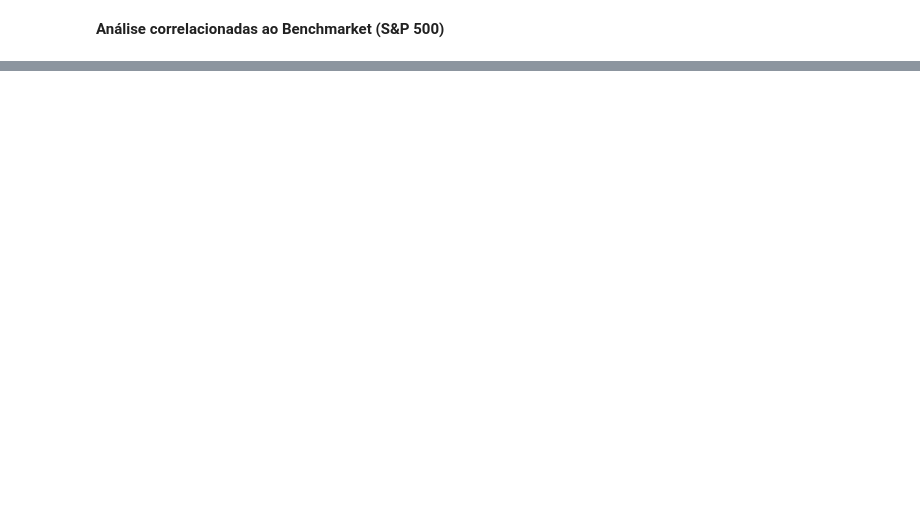
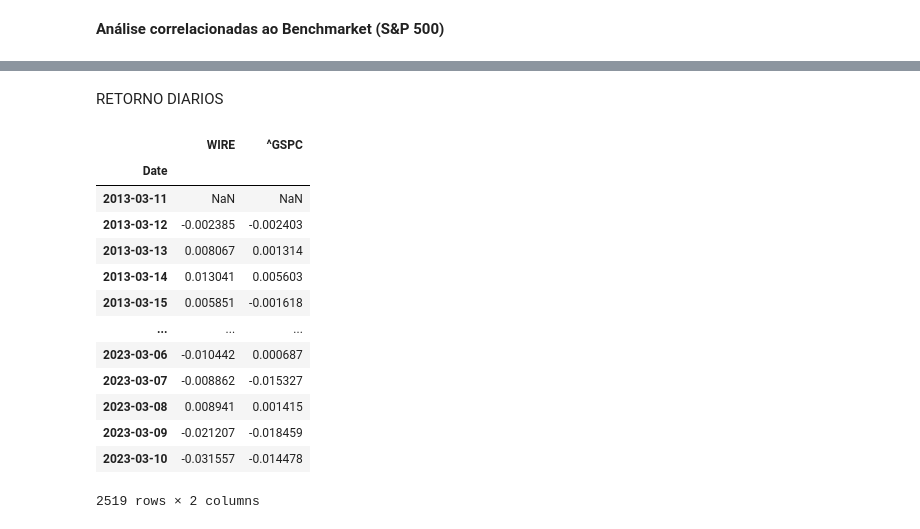
Before and after one commit to fred-ykv/Value-Investing-In-Python, a Jupyter notebook: VALUATION_FINVIZ.ipynb, the cells around one changed output, grey strips where cells are left out. Cells and saved outputs as stored; diff of their text form; code cells hidden in the pictures; blank space fills up the shorter version.

```diff
--- a/VALUATION_FINVIZ.ipynb
+++ b/VALUATION_FINVIZ.ipynb
@@ -1802,0 +1825,20 @@ fig.show()
+# %% [markdown]
+RETORNO DIARIOS
+# %%
+retorno = dados_yahoo.pct_change()
+retorno
+# %% [output]
+|  | WIRE | ^GSPC |
+| Date |  |  |
+| 2013-03-11 | NaN | NaN |
+| 2013-03-12 | -0.002385 | -0.002403 |
+| 2013-03-13 | 0.008067 | 0.001314 |
+| 2013-03-14 | 0.013041 | 0.005603 |
+| 2013-03-15 | 0.005851 | -0.001618 |
+| ... | ... | ... |
+| 2023-03-06 | -0.010442 | 0.000687 |
+| 2023-03-07 | -0.008862 | -0.015327 |
+| 2023-03-08 | 0.008941 | 0.001415 |
+| 2023-03-09 | -0.021207 | -0.018459 |
+| 2023-03-10 | -0.031557 | -0.014478 |
+2519 rows × 2 columns
```
Also changed, not shown: parts of 7 cells of this notebook.
